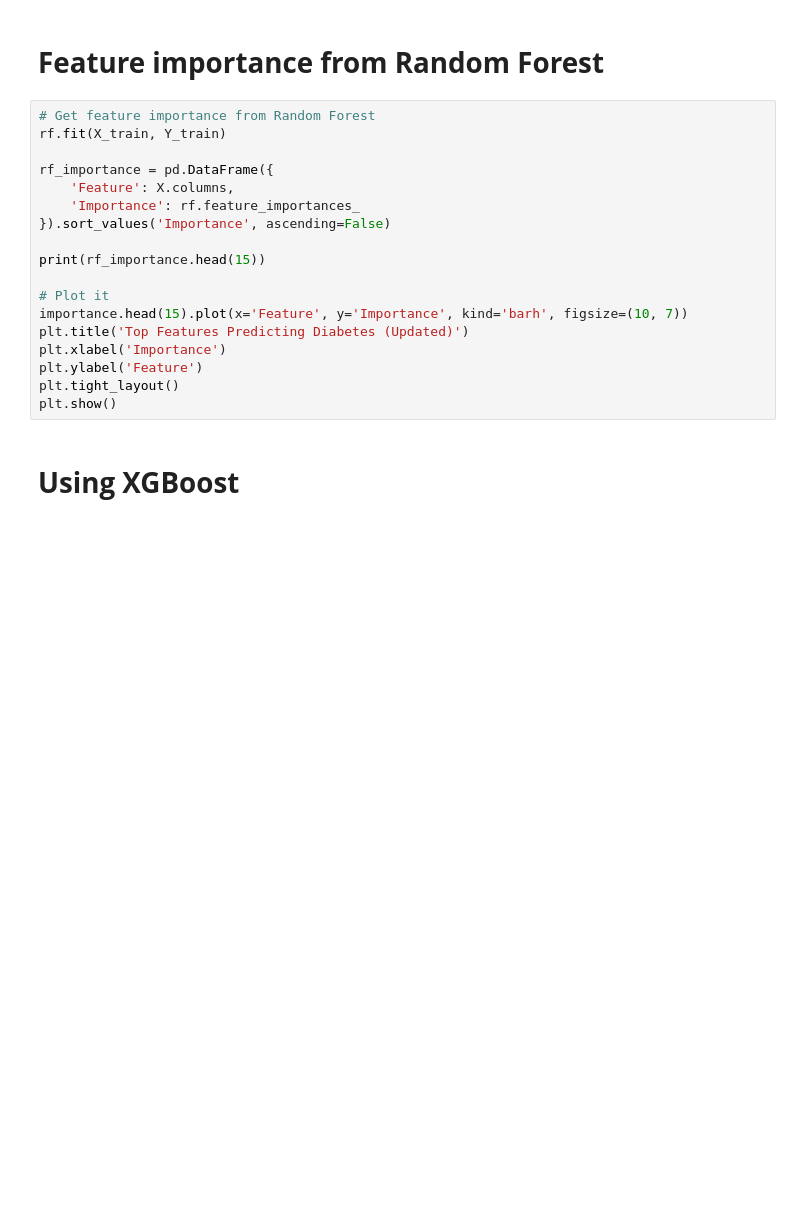
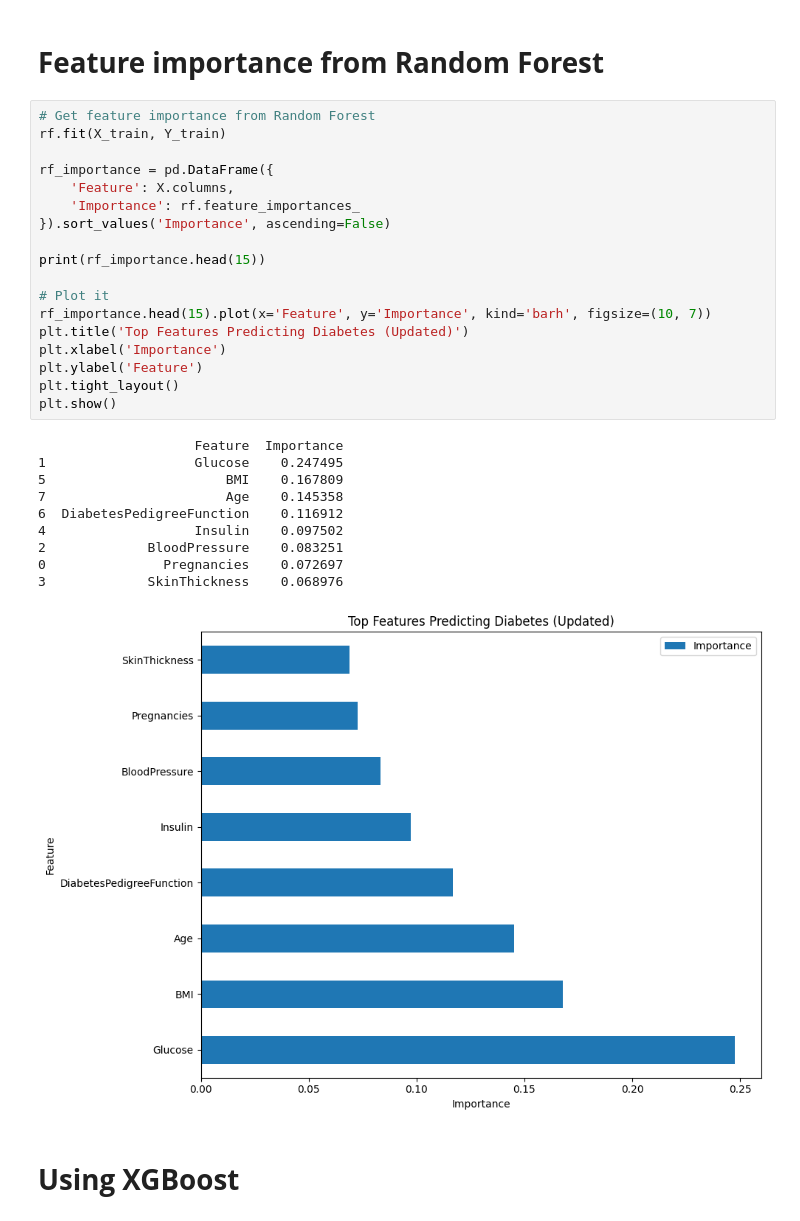
Before and after one commit to heyygauravai/diabetes-risk-prediction, a Jupyter notebook: diabetes-risk-prediction.ipynb, the cells around one changed output. Drawn from its saved outputs; the diff is of its cells as text; blank space fills up the shorter version.

```diff
--- a/diabetes-risk-prediction.ipynb
+++ b/diabetes-risk-prediction.ipynb
@@ -297,21 +353,32 @@ cv_rf.mean()
 # %%
 # Get feature importance from Random Forest
 rf.fit(X_train, Y_train)
 
 rf_importance = pd.DataFrame({
     'Feature': X.columns,
     'Importance': rf.feature_importances_
 }).sort_values('Importance', ascending=False)
 
 print(rf_importance.head(15))
 
 # Plot it
-importance.head(15).plot(x='Feature', y='Importance', kind='barh', figsize=(10, 7))
+rf_importance.head(15).plot(x='Feature', y='Importance', kind='barh', figsize=(10, 7))
 plt.title('Top Features Predicting Diabetes (Updated)')
 plt.xlabel('Importance')
 plt.ylabel('Feature')
 plt.tight_layout()
 plt.show()
+# %% [output]
+                    Feature  Importance
+1                   Glucose    0.247495
+5                       BMI    0.167809
+7                       Age    0.145358
+6  DiabetesPedigreeFunction    0.116912
+4                   Insulin    0.097502
+2             BloodPressure    0.083251
+0               Pregnancies    0.072697
+3             SkinThickness    0.068976
+[figure, added]
 # %% [markdown]
 # **Using XGBoost**
 # %%
```
Also changed, not shown: parts of 13 cells of this notebook.
